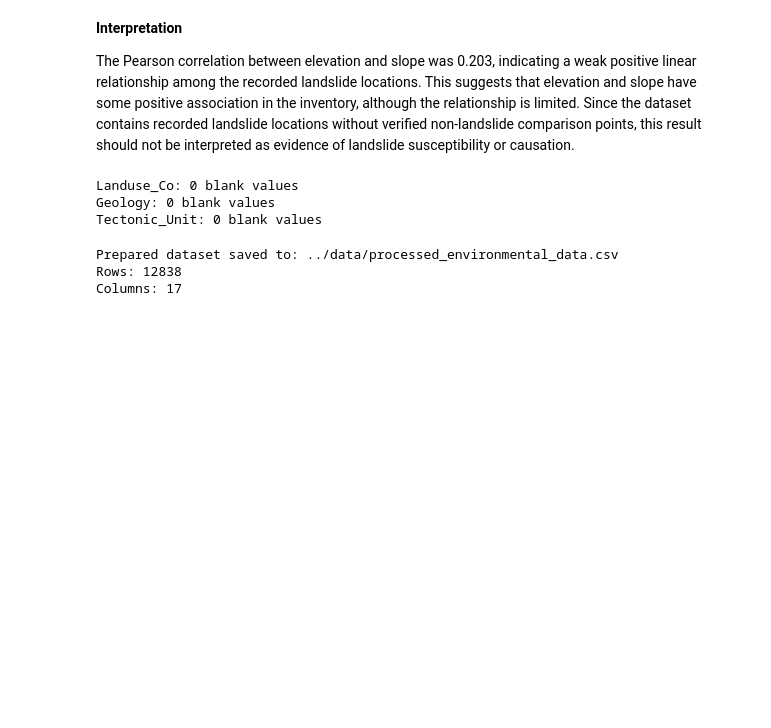
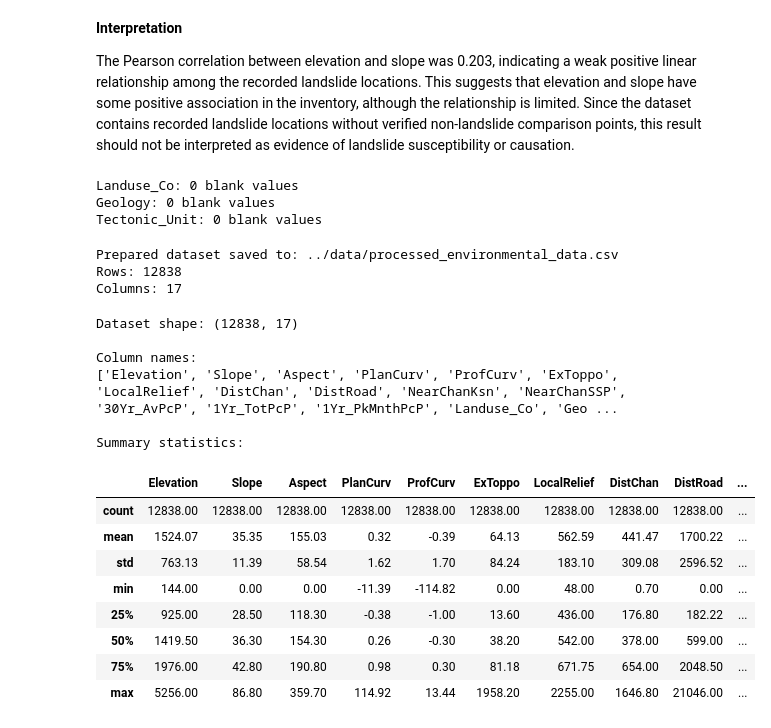
Before and after one commit to Prasuna-Pokharel/nepal-landslide-ml, a Jupyter notebook: notebooks/01_data_exploration.ipynb, the cells around one changed output. Drawn from its saved outputs; the diff is of its cells as text; code cells hidden in the pictures; blank space fills up the shorter version.

```diff
--- a/notebooks/01_data_exploration.ipynb
+++ b/notebooks/01_data_exploration.ipynb
@@ -1230,3 +1230,28 @@ print("Columns:", clean_environment_df.shape[1])
 Prepared dataset saved to: ../data/processed_environmental_data.csv
 Rows: 12838
 Columns: 17
+# %%
+# Review the prepared environmental dataset
+print("Dataset shape:", clean_environment_df.shape)
+
+print("\nColumn names:")
+print(clean_environment_df.columns.tolist())
+
+print("\nSummary statistics:")
+display(clean_environment_df.describe().round(2))
+# %% [output]
+Dataset shape: (12838, 17)
+
+Column names:
+['Elevation', 'Slope', 'Aspect', 'PlanCurv', 'ProfCurv', 'ExToppo', 'LocalRelief', 'DistChan', 'DistRoad', 'NearChanKsn', 'NearChanSSP', '30Yr_AvPcP', '1Yr_TotPcP', '1Yr_PkMnthPcP', 'Landuse_Co', 'Geo ...
+
+Summary statistics:
+|  | Elevation | Slope | Aspect | PlanCurv | ProfCurv | ExToppo | LocalRelief | DistChan | DistRoad | ... |
+| count | 12838.00 | 12838.00 | 12838.00 | 12838.00 | 12838.00 | 12838.00 | 12838.00 | 12838.00 | 12838.00 | ... |
+| mean | 1524.07 | 35.35 | 155.03 | 0.32 | -0.39 | 64.13 | 562.59 | 441.47 | 1700.22 | ... |
+| std | 763.13 | 11.39 | 58.54 | 1.62 | 1.70 | 84.24 | 183.10 | 309.08 | 2596.52 | ... |
+| min | 144.00 | 0.00 | 0.00 | -11.39 | -114.82 | 0.00 | 48.00 | 0.70 | 0.00 | ... |
+| 25% | 925.00 | 28.50 | 118.30 | -0.38 | -1.00 | 13.60 | 436.00 | 176.80 | 182.22 | ... |
+| 50% | 1419.50 | 36.30 | 154.30 | 0.26 | -0.30 | 38.20 | 542.00 | 378.00 | 599.00 | ... |
+| 75% | 1976.00 | 42.80 | 190.80 | 0.98 | 0.30 | 81.18 | 671.75 | 654.00 | 2048.50 | ... |
+| max | 5256.00 | 86.80 | 359.70 | 114.92 | 13.44 | 1958.20 | 2255.00 | 1646.80 | 21046.00 | ... |
```
Also changed, not shown: parts of 3 cells of this notebook.
